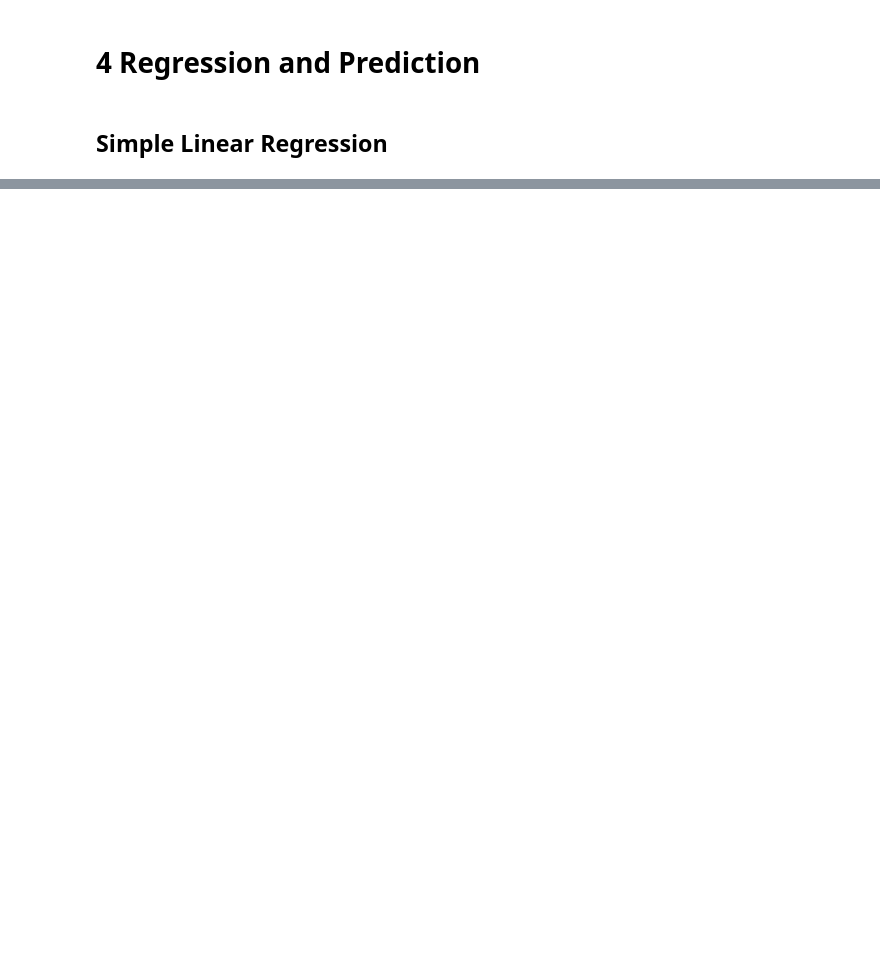
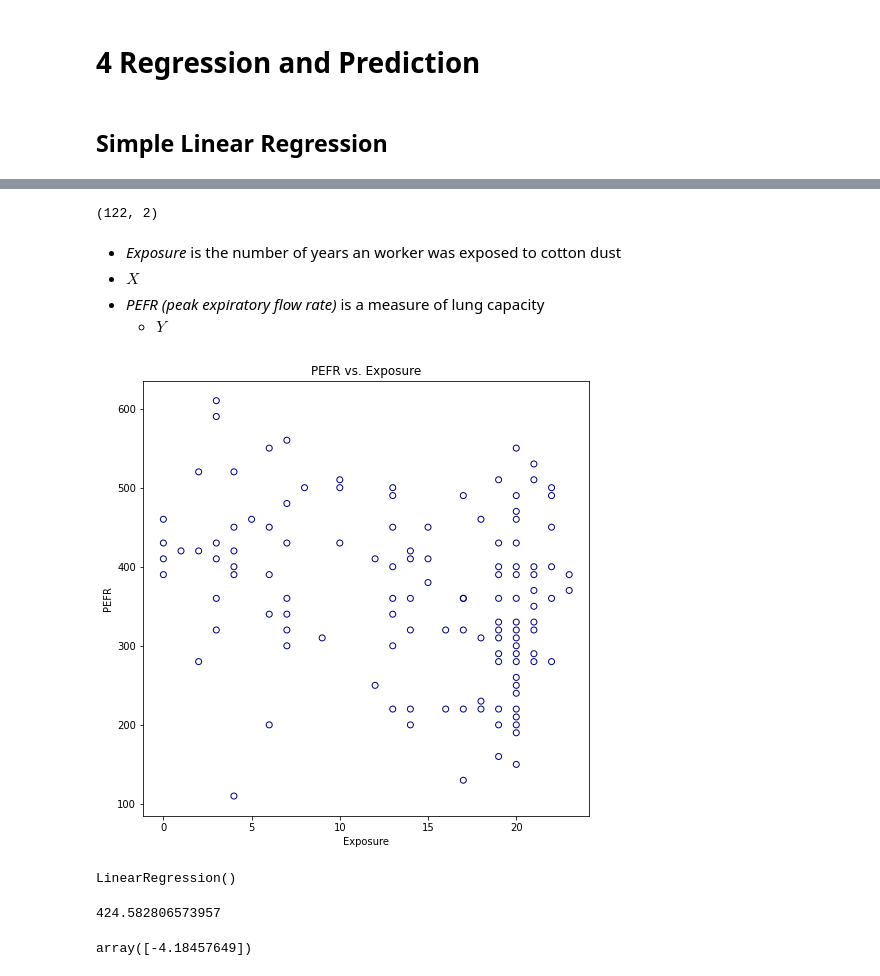
Before and after one commit to PaulToronto/Practical-Statistics-for-Data-Scientists-Notes, a Jupyter notebook: 4_Regression_and_Prediction.ipynb, the cells around one changed output, grey strips where cells are left out. Cells and saved outputs as stored; diff of their text form; code cells hidden in the pictures; blank space fills up the shorter version.

```diff
--- a/4_Regression_and_Prediction.ipynb
+++ b/4_Regression_and_Prediction.ipynb
@@ -24,0 +44,7 @@
+# %%
+path = 'https://raw.githubusercontent.com/PaulToronto'
+path += '/Practical-Statistics-for-Data-Scientists-Notes/main'
+path += '/data/LungDisease.csv'
+
+lung = pd.read_csv(path)
+lung.head()
@@ -24,0 +58,40 @@
+# %%
+lung.shape
+# %% [output]
+(122, 2)
+# %% [markdown]
+- *Exposure* is the number of years an worker was exposed to cotton dust
+ - $X$
+- *PEFR (peak expiratory flow rate)* is a measure of lung capacity
+  - $Y$
+# %%
+plt.figure(figsize=(8, 8))
+plt.scatter(lung['Exposure'],
+            lung['PEFR'],
+            marker='o',
+            facecolors='none',
+            edgecolors='navy');
+plt.title('PEFR vs. Exposure')
+plt.xlabel('Exposure')
+plt.ylabel('PEFR')
+
+plt.show()
+# %% [output]
+[figure, added]
+# %%
+model = LinearRegression()
+
+predictors = ['Exposure']
+outcome = 'PEFR'
+
+model.fit(lung[predictors], lung[outcome])
+# %% [output]
+LinearRegression()
+# %%
+model.intercept_
+# %% [output]
+424.582806573957
+# %%
+model.coef_
+# %% [output]
+array([-4.18457649])
```
Also changed, not shown: parts of 12 cells of this notebook.
